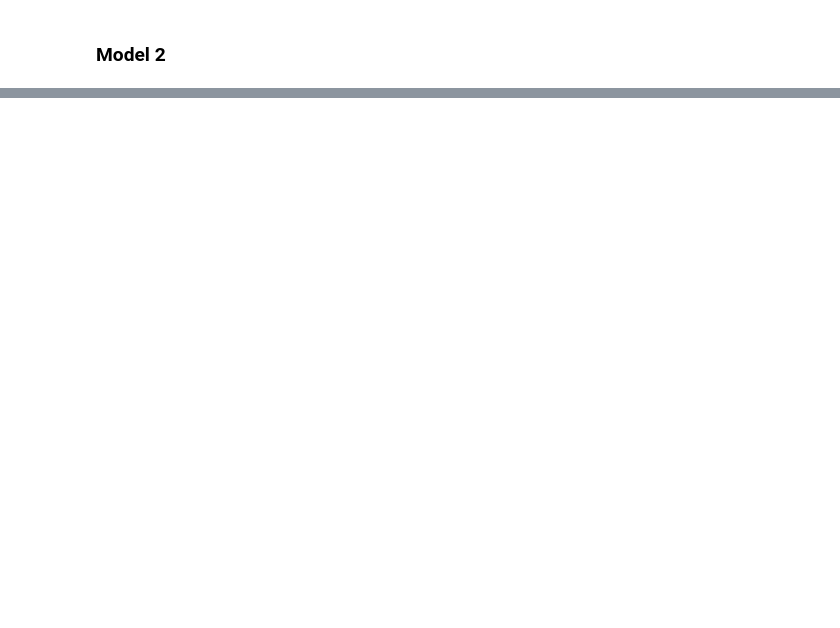
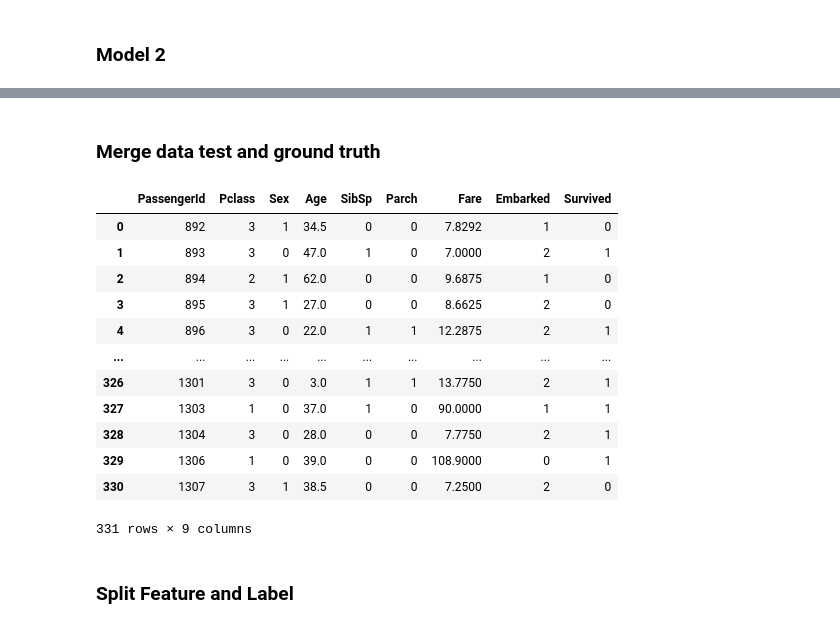
Before and after one commit to WawanWidiantara/Single-Layer-Perceptron, a Jupyter notebook: Single-Layer-Perceptron/experiment/iqbal-slp.ipynb, the cells around one changed output, grey strips where cells are left out. Cells and saved outputs as stored; diff of their text form; code cells hidden in the pictures; blank space fills up the shorter version.

```diff
--- a/Single-Layer-Perceptron/experiment/iqbal-slp.ipynb
+++ b/Single-Layer-Perceptron/experiment/iqbal-slp.ipynb
@@ -525,0 +606,23 @@ Perceptron prediction [0 0 0 0 1 0 1 0 1 0 0 1 0 1 1 0 0 1 1 0 0 1 1 0 1 0 1 0 0
+# %%
+feature = x_train.copy()
+label = y_train.copy()
+label = label.reshape(-1,1)
+passengerId = train.iloc[:, 0].values.reshape(-1,1)
+col = train.columns.values.tolist()
+col.pop(1)
+col.append("Survived")
+
+mnmx = MinMaxScaler()
+feature = mnmx.fit_transform(feature)
+
+data = np.concatenate((passengerId, feature), axis=1)
+dataLabel = np.concatenate((data, label), axis=1)
+normalize_data_train = pd.DataFrame(dataLabel, columns=col)
+
+normalize_data_train.drop('PassengerId', axis=1, inplace=True)
+normalize_data_train = normalize_data_train.astype({"Survived": "int64"})
+
+X_train_normalized = normalize_data_train.iloc[:, :-1].values
+y_train_normalized = normalize_data_train.iloc[:, -1].values
+
+normalize_data_train
@@ -525,0 +645,5 @@ Perceptron prediction [0 0 0 0 1 0 1 0 1 0 0 1 0 1 1 0 0 1 1 0 0 1 1 0 1 0 1 0 0
+# %%
+dt = pd.read_csv("/Volumes/Programming/coding/data/test_data_cl_v2.csv")
+
+gdt = pd.read_csv("/Volumes/Programming/coding/data/test_data_GroundTruth_cl.csv")
+dt.head()
@@ -525,0 +683,8 @@ Perceptron prediction [0 0 0 0 1 0 1 0 1 0 0 1 0 1 1 0 0 1 1 0 0 1 1 0 1 0 1 0 0
+# %%
+lbenc = LabelEncoder()
+
+for col in dt.columns.values:
+    if dt[col].dtype == "object":
+        dt[col] = lbenc.fit_transform(dt[col])
+
+dt.head()
@@ -525,0 +698,21 @@ Perceptron prediction [0 0 0 0 1 0 1 0 1 0 0 1 0 1 1 0 0 1 1 0 0 1 1 0 1 0 1 0 0
+# %% [markdown]
+### Merge data test and ground truth
+# %%
+merged_test_data = pd.merge(dt, gdt, on="PassengerId")
+merged_test_data
+# %% [output]
+|  | PassengerId | Pclass | Sex | Age | SibSp | Parch | Fare | Embarked | Survived |
+| 0 | 892 | 3 | 1 | 34.5 | 0 | 0 | 7.8292 | 1 | 0 |
+| 1 | 893 | 3 | 0 | 47.0 | 1 | 0 | 7.0000 | 2 | 1 |
+| 2 | 894 | 2 | 1 | 62.0 | 0 | 0 | 9.6875 | 1 | 0 |
+| 3 | 895 | 3 | 1 | 27.0 | 0 | 0 | 8.6625 | 2 | 0 |
+| 4 | 896 | 3 | 0 | 22.0 | 1 | 1 | 12.2875 | 2 | 1 |
+| ... | ... | ... | ... | ... | ... | ... | ... | ... | ... |
+| 326 | 1301 | 3 | 0 | 3.0 | 1 | 1 | 13.7750 | 2 | 1 |
+| 327 | 1303 | 1 | 0 | 37.0 | 1 | 0 | 90.0000 | 1 | 1 |
+| 328 | 1304 | 3 | 0 | 28.0 | 0 | 0 | 7.7750 | 2 | 1 |
+| 329 | 1306 | 1 | 0 | 39.0 | 0 | 0 | 108.9000 | 0 | 1 |
+| 330 | 1307 | 3 | 1 | 38.5 | 0 | 0 | 7.2500 | 2 | 0 |
+331 rows × 9 columns
+# %% [markdown]
+### Split Feature and Label
```
Also changed, not shown: parts of 32 cells of this notebook.
